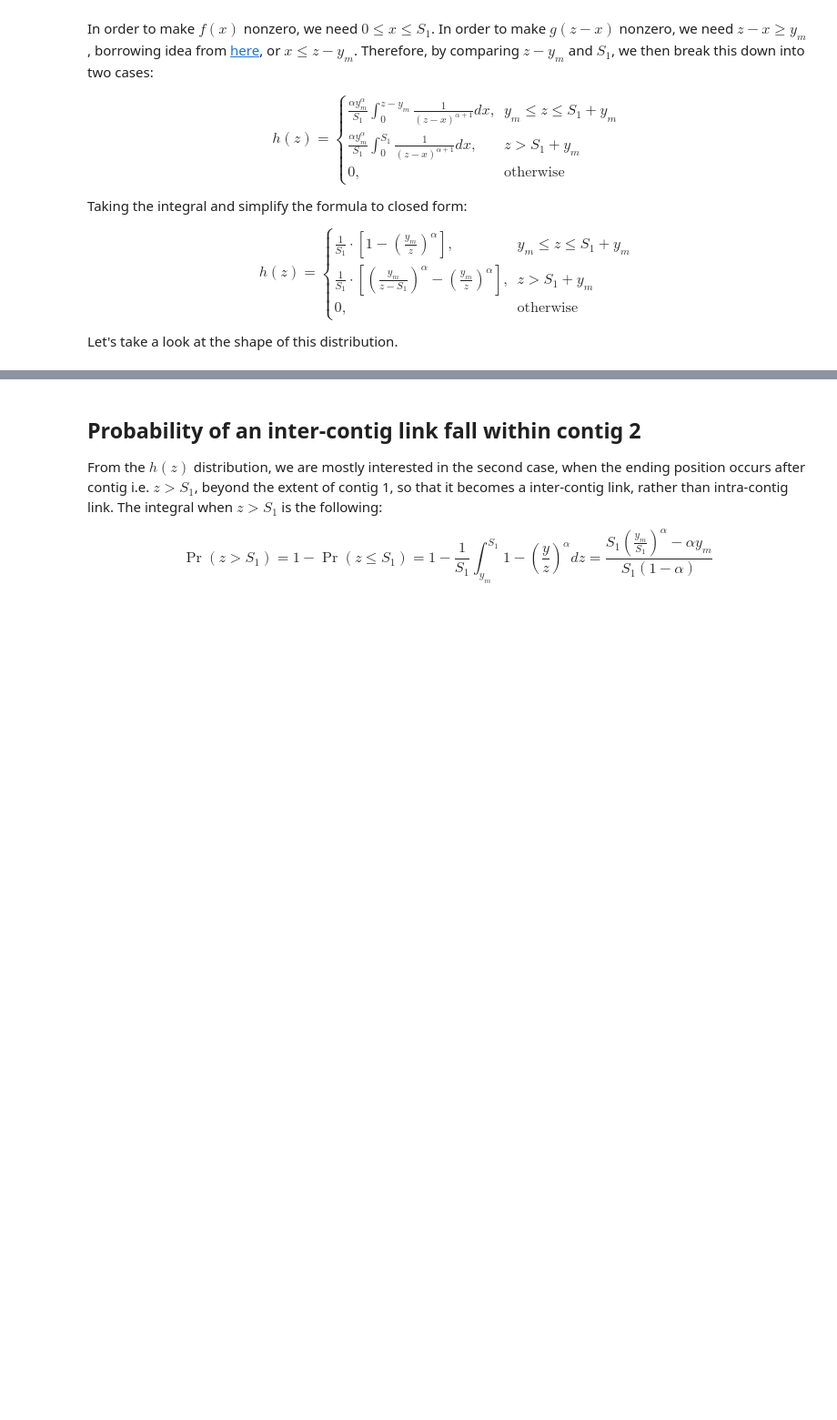
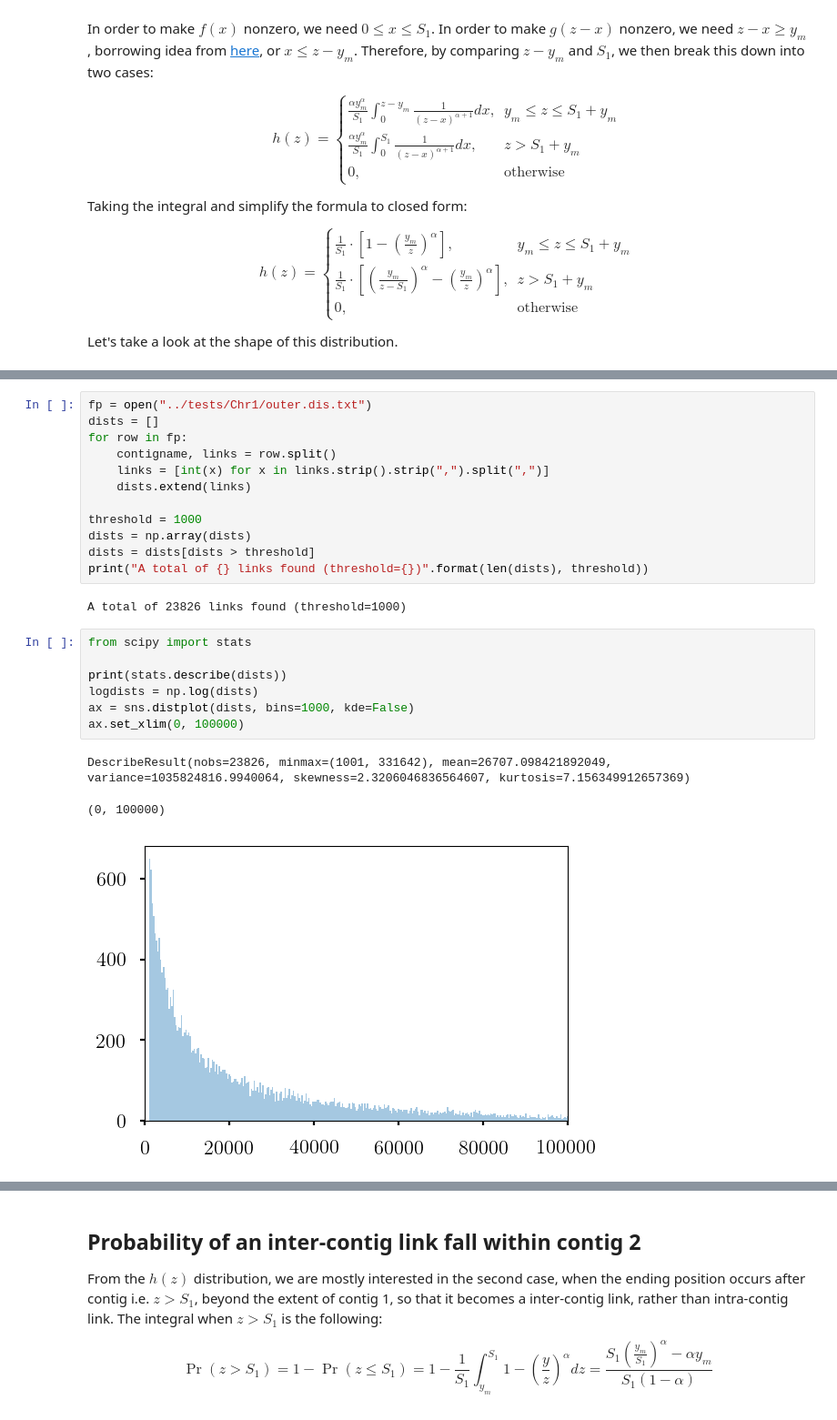
Before and after one commit to tanghaibao/allhic, a Jupyter notebook: notebooks/Probability-distribution-HIC.ipynb, the cells around one changed output, grey strips where cells are left out. Shown at 91% size. Drawn from its saved outputs; the diff is of its cells as text; blank space fills up the shorter version.

Commit message:
[notebooks] Test distribution fitting

```diff
--- a/notebooks/Probability-distribution-HIC.ipynb
+++ b/notebooks/Probability-distribution-HIC.ipynb
@@ -87,0 +97,25 @@ ax.set_ylabel("Probability density")
+# %%
+fp = open("../tests/Chr1/outer.dis.txt")
+dists = []
+for row in fp:
+    contigname, links = row.split()
+    links = [int(x) for x in links.strip().strip(",").split(",")]
+    dists.extend(links)
+
+threshold = 1000
+dists = np.array(dists)
+dists = dists[dists > threshold]
+print("A total of {} links found (threshold={})".format(len(dists), threshold))
+# %% [output]
+A total of 23826 links found (threshold=1000)
+# %%
+from scipy import stats
+
+print(stats.describe(dists))
+logdists = np.log(dists)
+ax = sns.distplot(dists, bins=1000, kde=False)
+ax.set_xlim(0, 100000)
+# %% [output]
+DescribeResult(nobs=23826, minmax=(1001, 331642), mean=26707.098421892049, variance=1035824816.9940064, skewness=2.3206046836564607, kurtosis=7.156349912657369)
+(0, 100000)
+[figure, added]
```
Also changed, not shown: parts of 7 cells of this notebook.
